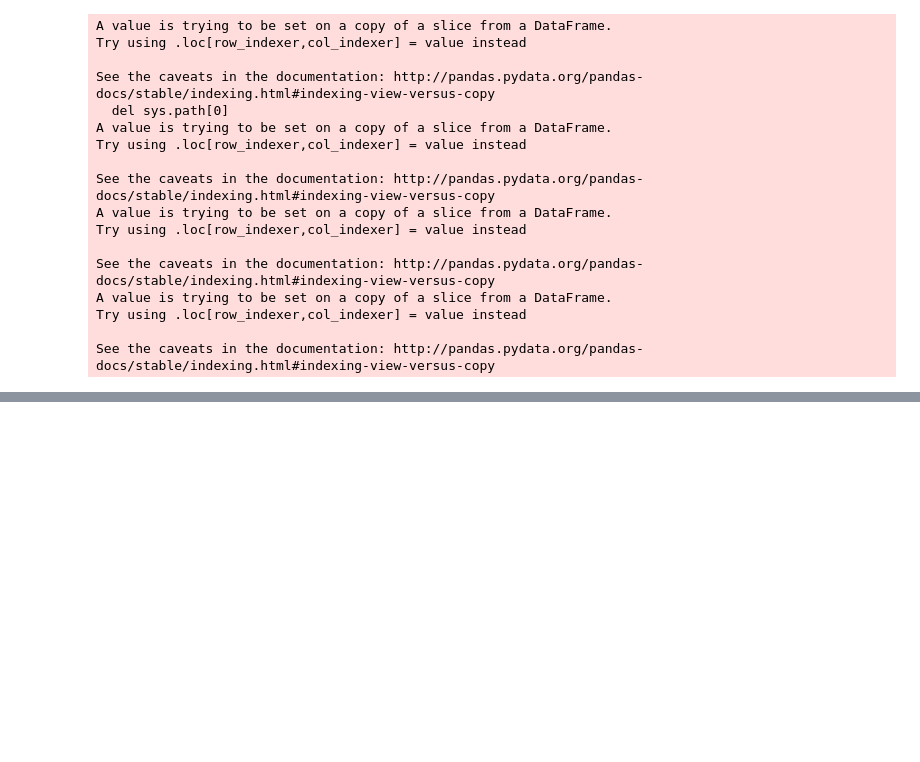
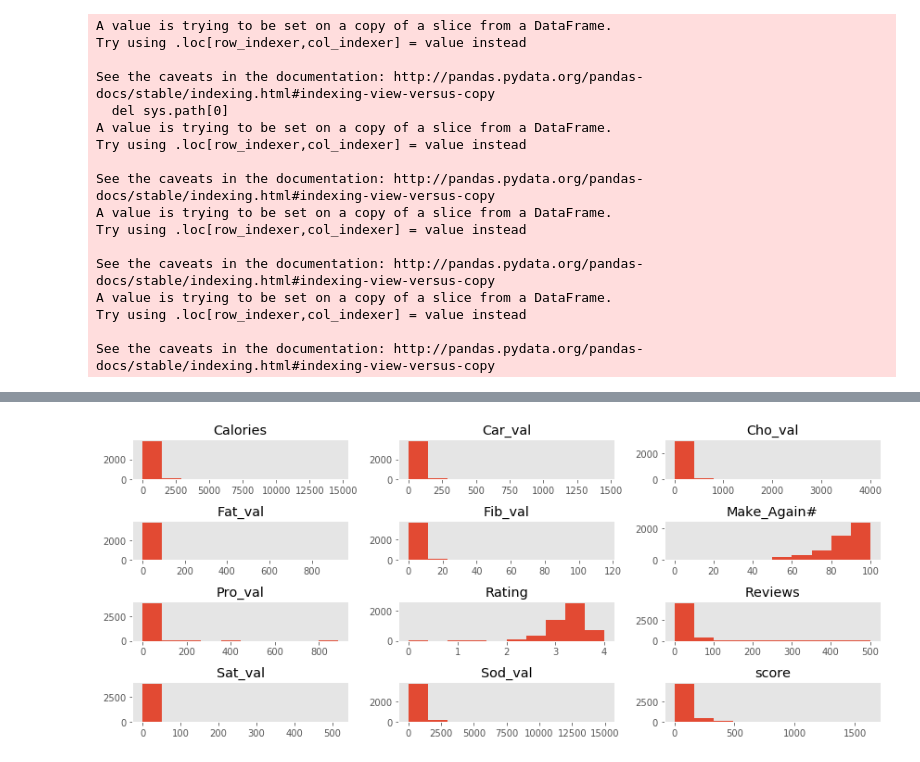
Before and after one commit to esotewic/Recipe_Hypothesis_Test, a Jupyter notebook: recipe_eda.ipynb, the cells around one changed output, grey strips where cells are left out. Cells and saved outputs as stored; diff of their text form; code cells hidden in the pictures; blank space fills up the shorter version.

```diff
--- a/recipe_eda.ipynb
+++ b/recipe_eda.ipynb
@@ -181,0 +178,5 @@ winter_nutritions.describe()
+# %%
+summer_nutritions.hist(figsize=(12, 5), grid=False)
+plt.tight_layout()
+# %% [output]
+[figure, added]
```
Also changed, not shown: parts of 40 cells of this notebook.
